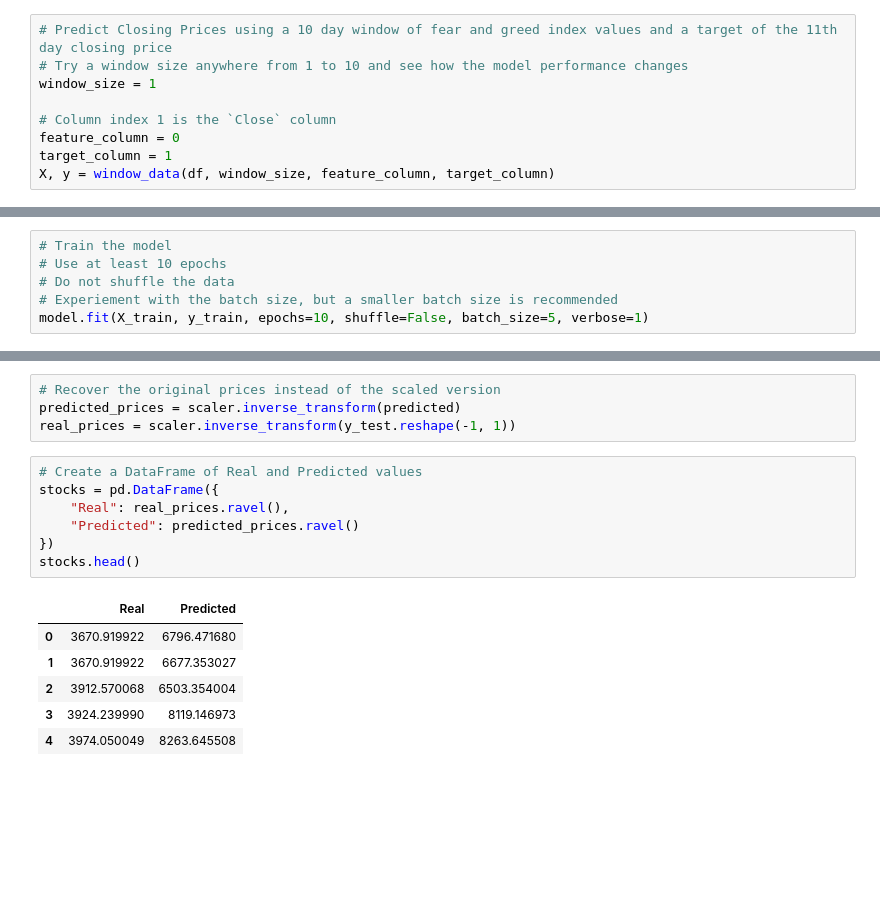
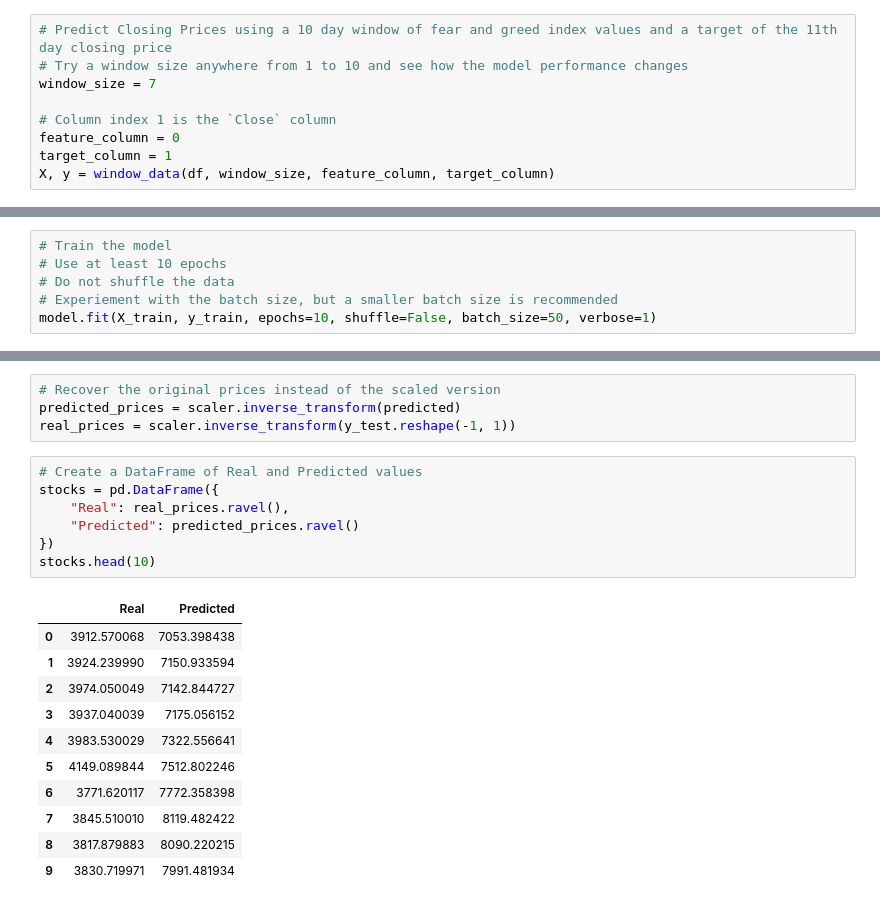
Before and after one commit to maitree7/Stock_Predictor_LSTM, a Jupyter notebook: Starter_Code/lstm_stock_predictor_fng.ipynb, the cells around one changed output, grey strips where cells are left out. Cells and saved outputs as stored; diff of their text form; blank space fills up the shorter version.

```diff
--- a/Starter_Code/lstm_stock_predictor_fng.ipynb
+++ b/Starter_Code/lstm_stock_predictor_fng.ipynb
@@ -100,7 +100,7 @@ def window_data(df, window, feature_col_number, target_col_number):
 # %%
 # Predict Closing Prices using a 10 day window of fear and greed index values and a target of the 11th day closing price
 # Try a window size anywhere from 1 to 10 and see how the model performance changes
-window_size = 1
+window_size = 7
 
 # Column index 1 is the `Close` column
 feature_column = 0
@@ -203,5 +203,5 @@ _________________________________________________________________
 # Use at least 10 epochs
 # Do not shuffle the data
 # Experiement with the batch size, but a smaller batch size is recommended
-model.fit(X_train, y_train, epochs=10, shuffle=False, batch_size=5, verbose=1)
+model.fit(X_train, y_train, epochs=10, shuffle=False, batch_size=50, verbose=1)
 # %% [output]
@@ -254,16 +254,21 @@ real_prices = scaler.inverse_transform(y_test.reshape(-1, 1))
 # %%
 # Create a DataFrame of Real and Predicted values
 stocks = pd.DataFrame({
     "Real": real_prices.ravel(),
     "Predicted": predicted_prices.ravel()
 })
-stocks.head()
+stocks.head(10)
 # %% [output]
 |  | Real | Predicted |
-| 0 | 3670.919922 | 6796.471680 |
-| 1 | 3670.919922 | 6677.353027 |
-| 2 | 3912.570068 | 6503.354004 |
-| 3 | 3924.239990 | 8119.146973 |
-| 4 | 3974.050049 | 8263.645508 |
+| 0 | 3912.570068 | 7053.398438 |
+| 1 | 3924.239990 | 7150.933594 |
+| 2 | 3974.050049 | 7142.844727 |
+| 3 | 3937.040039 | 7175.056152 |
+| 4 | 3983.530029 | 7322.556641 |
+| 5 | 4149.089844 | 7512.802246 |
+| 6 | 3771.620117 | 7772.358398 |
+| 7 | 3845.510010 | 8119.482422 |
+| 8 | 3817.879883 | 8090.220215 |
+| 9 | 3830.719971 | 7991.481934 |
 # %%
 # Plot the real vs predicted values as a line chart
```
Also changed, not shown: parts of 4 cells of this notebook, 8 other files.
